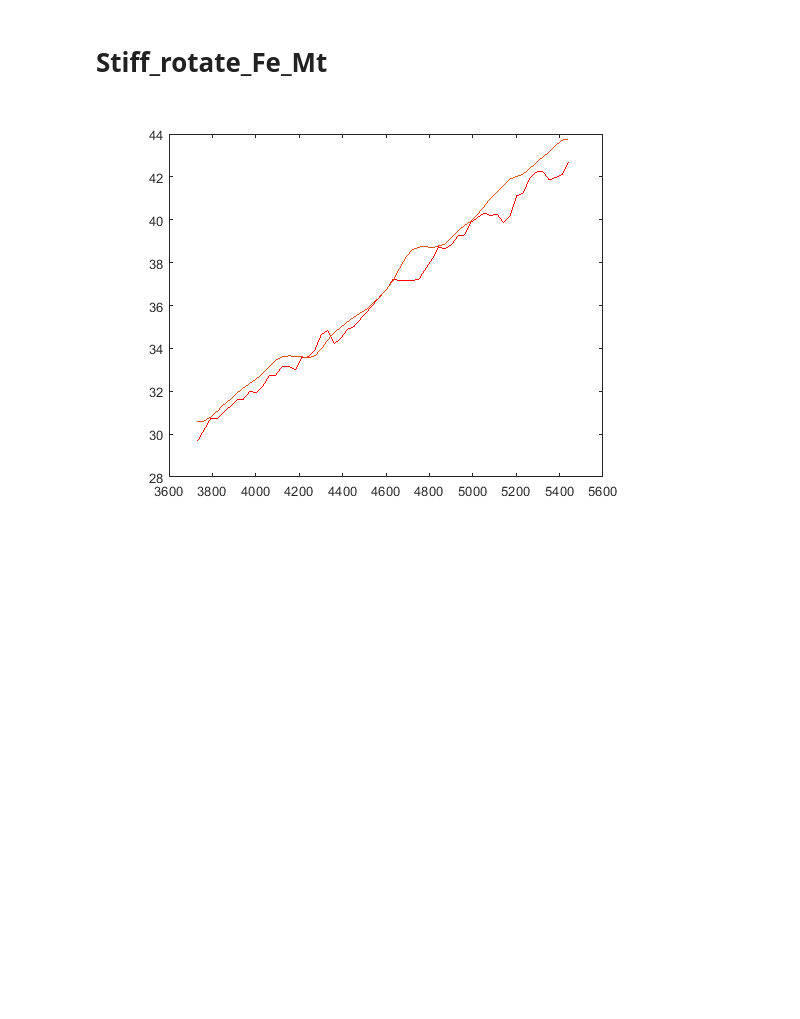
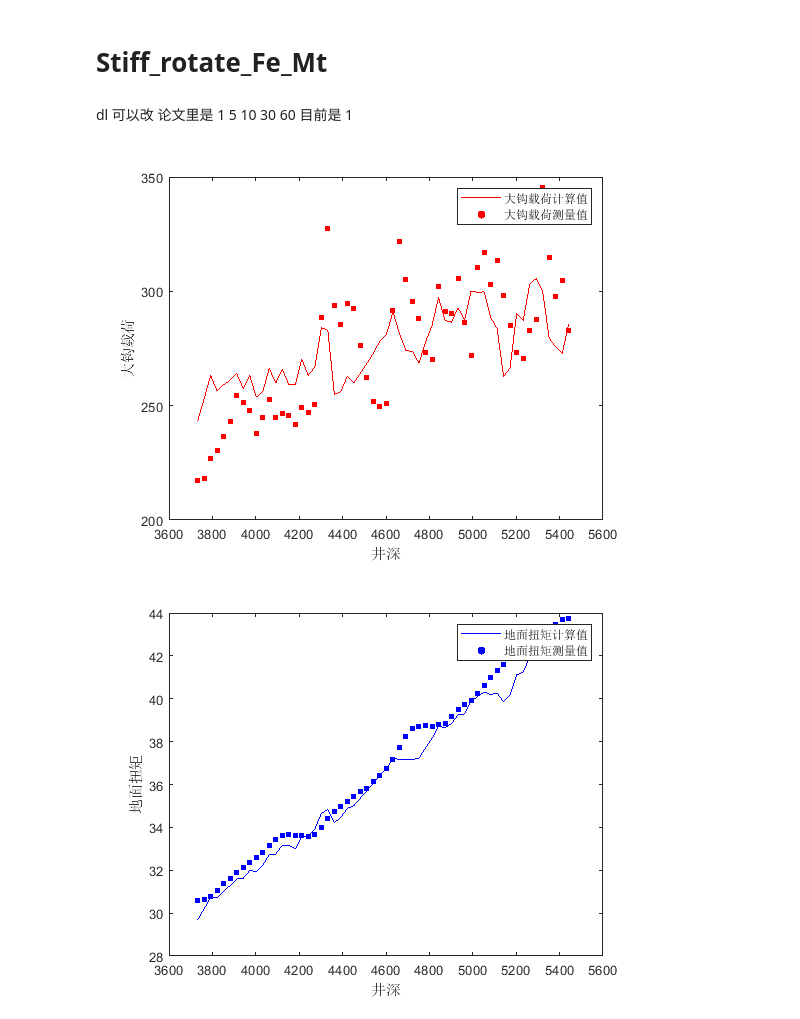
Before and after one commit to dlkunsheng/kb, a Jupyter notebook: risk-identification/_sources/摩阻扭矩-Stiff_rotate_Fe_Mt.ipynb, the cells around one changed output. Saved outputs shown, nothing was run; the diff lists cells and outputs as text; code cells hidden in the pictures; blank space fills up the shorter version.

```diff
--- a/risk-identification/_sources/摩阻扭矩-Stiff_rotate_Fe_Mt.ipynb
+++ b/risk-identification/_sources/摩阻扭矩-Stiff_rotate_Fe_Mt.ipynb
@@ -1,5 +1,7 @@
 # %% [markdown]
 # Stiff_rotate_Fe_Mt
+# %% [markdown]
+dl 可以改 论文里是 1 5 10 30 60  目前是 1
 # %%
 clc;clear;close all;
 cd("D:\桌面\毕设\材料\摩阻扭矩\MATLAB")
@@ -8,32 +10,49 @@ trajectory_parameters = xlsread('LH11-1-B4H3.xlsx','轨道','A2:C10000');
 pipe_parameters = xlsread('LH11-1-B4H3.xlsx','管柱数据','C5:G16');       % 读取套管柱数据，依次为内径，外径，接头外径，长度,线重
 well_parameters = xlsread('LH11-1-B4H3.xlsx','井身结构','B2:D3');        % 读取井身结构数据，依次为1上层导管下入深度，2上层套管内径，3井眼直径
 drill_parameters = xlsread('LH11-1-B4H3.xlsx','钻进数据','A2:G10000');	 % 读取钻进数据，依次为1井深，2钻压，3钻头扭矩，4转速，5管柱运动速度，6排量，7钻井液密度
 HK_TOR = xlsread('LH11-1-B4H3.xlsx','测量值','A2:C1000');      % 读取1井深2钩载3转盘扭矩
 %%
 [V,~,~,S] = cal_trajectory(trajectory_parameters,1);        % 计算三维轨迹
 [alpha,k,kal,kph,tau,dk_ds,tz,nz,bz,dalpha_ds,dpha_ds]=traj_para_pchip(trajectory_parameters);      % 自定义函数计算插值后的轨迹参数
 [m,n] = size(drill_parameters );      % 钻进数据长度
 depth_start = ceil(drill_parameters(1,1));        % 钻进开始井深
 depth_end = floor(drill_parameters(m,1));         % 钻进开始井深
 mu1 = 0.2096;       % 套管段摩阻系数
 mu2 = 0.3097;       % 裸眼段摩阻系数
 mu_cal = [mu1,mu2];
 dL = 10;        % 计算间距
 for i = 1:m
     depth_i = drill_parameters(i,1);        % 钻进井深
     if depth_i < well_parameters(2,1)
         pipe_parameters_i = pipe_parameters(1:5,:);     % 对应井眼管柱数据
         well_parameters_i = well_parameters(1,:);       % 对应井眼井身结构
     else
         pipe_parameters_i = pipe_parameters(6:10,:);	% 对应井眼管柱数据
         well_parameters_i = well_parameters(2,:);       % 对应井眼井身结构
     end
     drill_parameters_i = drill_parameters(i,:);     % 当前钻进井深下钻进数据
     [Fe,Mt,wc] = drill_rotate_stiff_cal_Mt_Fe(depth_i,pipe_parameters_i,well_parameters_i,drill_parameters_i,alpha,k,tau,dk_ds,tz,nz,bz,[mu1,mu2],dL,0);
     Hookload(i,:) = Fe(1)/1000;     % 记录相应深度处的大钩载荷
     Torque(i,:) = Mt(1)/1000;       % 记录相应深度处的地面扭矩
     depth_cal(i,:) = depth_i;       % 计算井深
 end
-plot(depth_cal,Torque,'r');hold on;plot(HK_TOR(:,1),HK_TOR(:,3))
+figure('Name','大钩载荷');
+plot(depth_cal,Hookload,'r');
+hold on;
+scatter(HK_TOR(:,1),HK_TOR(:,2),20,"red","filled")
+xlabel('井深'); % x轴标签
+ylabel('大钩载荷');
+legend("大钩载荷计算值","大钩载荷测量值")
+
+hold off;
+figure('Name','地面扭矩');
+plot(depth_cal,Torque,'b')
+hold on;
+scatter(HK_TOR(:,1),HK_TOR(:,3),20,'blue',"filled");
+xlabel('井深'); % x轴标签
+ylabel('地面扭矩');
+legend("地面扭矩计算值","地面扭矩测量值")
+hold off;
 # %% [output]
-[figure, old version]
+[figure, new version]
+[figure, added]
```
Also changed, not shown: 58 other files.
